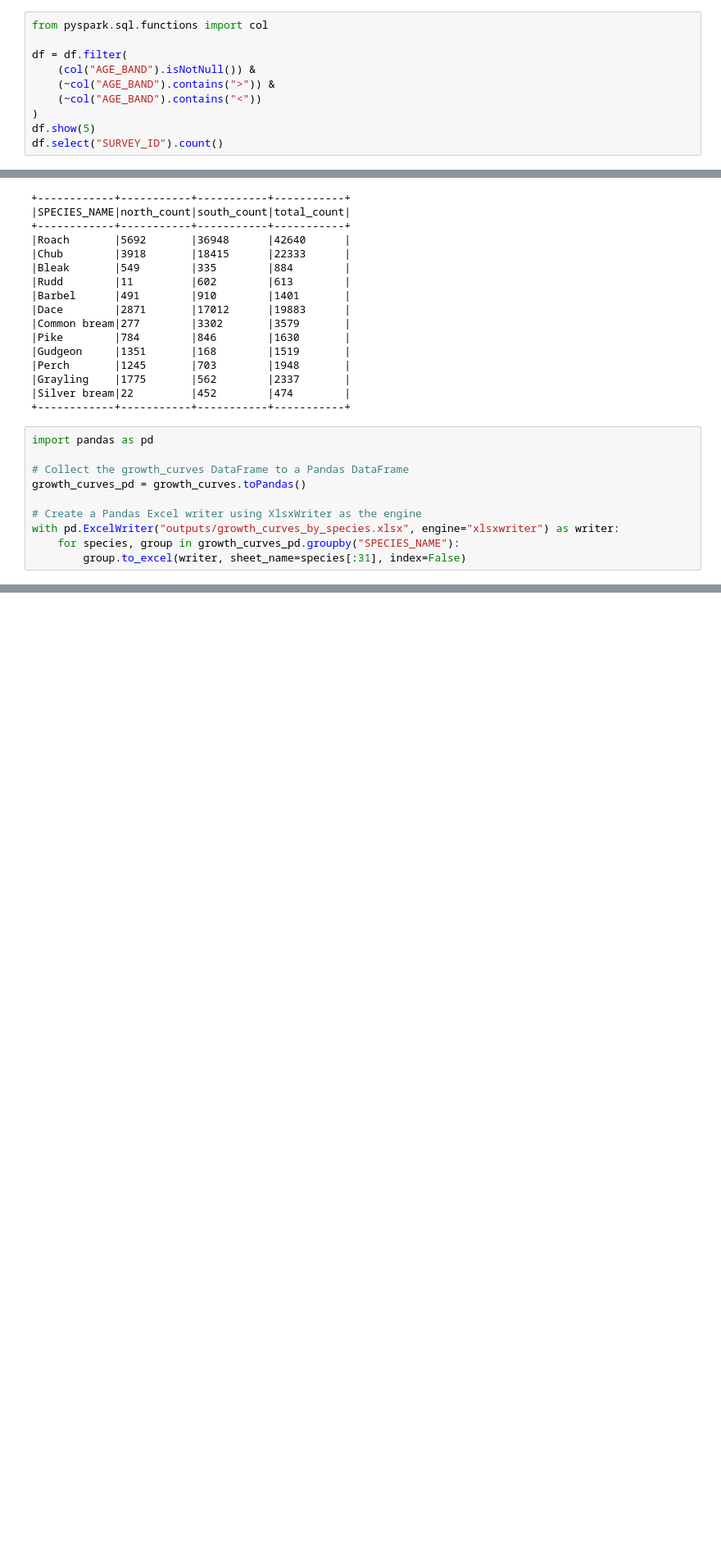
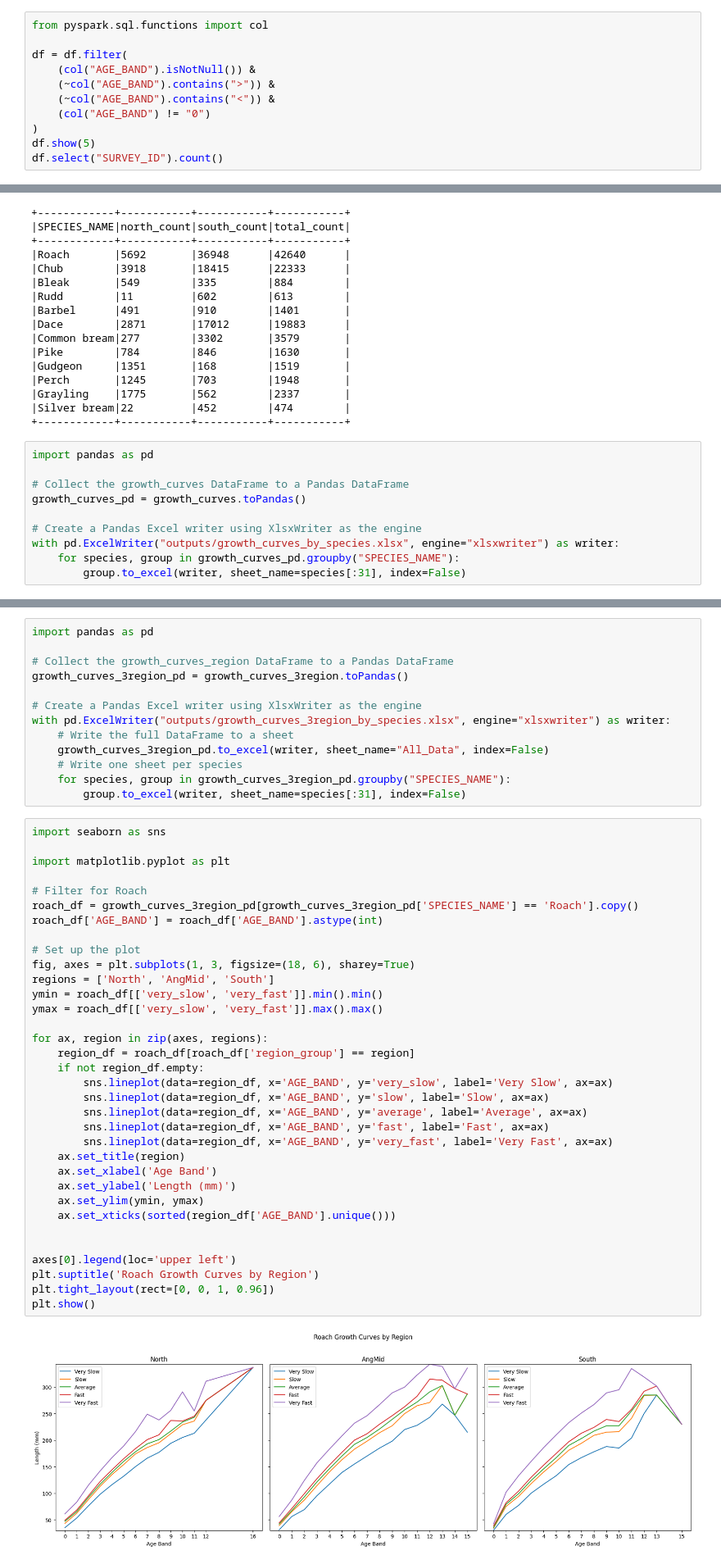
Before and after one commit to ARU-TK/Standard_Growth_Curves, a Jupyter notebook: Ageing_Analysis.ipynb, the cells around one changed output, grey strips where cells are left out. Shown at 82% size. Saved outputs shown, nothing was run; the diff lists cells and outputs as text; blank space fills up the shorter version.

```diff
--- a/Ageing_Analysis.ipynb
+++ b/Ageing_Analysis.ipynb
@@ -43,7 +34,8 @@ from pyspark.sql.functions import col
 df = df.filter(
     (col("AGE_BAND").isNotNull()) &
     (~col("AGE_BAND").contains(">")) &
-    (~col("AGE_BAND").contains("<"))
+    (~col("AGE_BAND").contains("<")) &
+    (col("AGE_BAND") != "0")
 )
 df.show(5)
 df.select("SURVEY_ID").count()
@@ -271,0 +354,49 @@ with pd.ExcelWriter("outputs/growth_curves_by_species.xlsx", engine="xlsxwriter"
+# %%
+import pandas as pd
+
+# Collect the growth_curves_region DataFrame to a Pandas DataFrame
+growth_curves_3region_pd = growth_curves_3region.toPandas()
+
+# Create a Pandas Excel writer using XlsxWriter as the engine
+with pd.ExcelWriter("outputs/growth_curves_3region_by_species.xlsx", engine="xlsxwriter") as writer:
+    # Write the full DataFrame to a sheet
+    growth_curves_3region_pd.to_excel(writer, sheet_name="All_Data", index=False)
+    # Write one sheet per species
+    for species, group in growth_curves_3region_pd.groupby("SPECIES_NAME"):
+        group.to_excel(writer, sheet_name=species[:31], index=False)
+# %%
+import seaborn as sns
+
+import matplotlib.pyplot as plt
+
+# Filter for Roach
+roach_df = growth_curves_3region_pd[growth_curves_3region_pd['SPECIES_NAME'] == 'Roach'].copy()
+roach_df['AGE_BAND'] = roach_df['AGE_BAND'].astype(int)
+
+# Set up the plot
+fig, axes = plt.subplots(1, 3, figsize=(18, 6), sharey=True)
+regions = ['North', 'AngMid', 'South']
+ymin = roach_df[['very_slow', 'very_fast']].min().min()
+ymax = roach_df[['very_slow', 'very_fast']].max().max()
+
+for ax, region in zip(axes, regions):
+    region_df = roach_df[roach_df['region_group'] == region]
+    if not region_df.empty:
+        sns.lineplot(data=region_df, x='AGE_BAND', y='very_slow', label='Very Slow', ax=ax)
+        sns.lineplot(data=region_df, x='AGE_BAND', y='slow', label='Slow', ax=ax)
+        sns.lineplot(data=region_df, x='AGE_BAND', y='average', label='Average', ax=ax)
+        sns.lineplot(data=region_df, x='AGE_BAND', y='fast', label='Fast', ax=ax)
+        sns.lineplot(data=region_df, x='AGE_BAND', y='very_fast', label='Very Fast', ax=ax)
+    ax.set_title(region)
+    ax.set_xlabel('Age Band')
+    ax.set_ylabel('Length (mm)')
+    ax.set_ylim(ymin, ymax)
+    ax.set_xticks(sorted(region_df['AGE_BAND'].unique()))
+
+
+axes[0].legend(loc='upper left')
+plt.suptitle('Roach Growth Curves by Region')
+plt.tight_layout(rect=[0, 0, 1, 0.96])
+plt.show()
+# %% [output]
+[figure, added]
```
Also changed, not shown: parts of 17 cells of this notebook, 14 other files.
